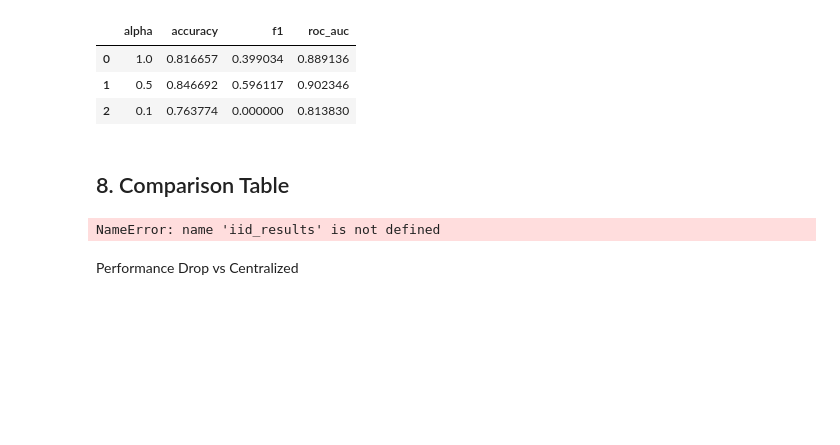
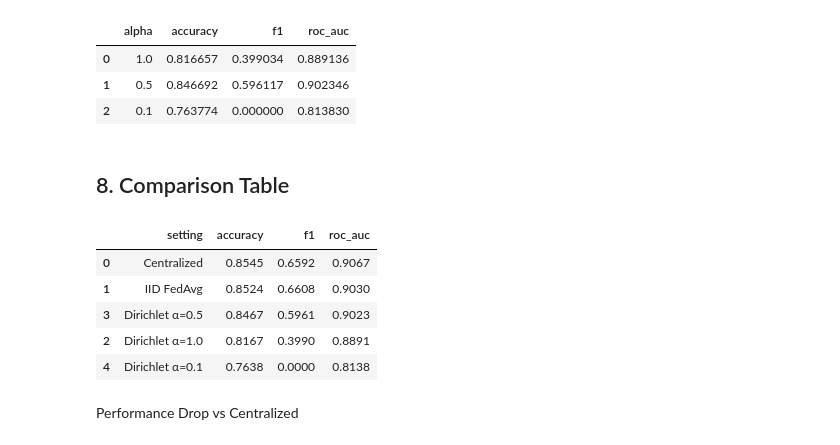
Before and after one commit to ediradi/FML, a Jupyter notebook: 03_fl_noniid.ipynb, the cells around one changed output. Drawn from its saved outputs; the diff is of its cells as text; code cells hidden in the pictures; blank space fills up the shorter version.

Commit message:
Fixed Comparison Table

```diff
--- a/03_fl_noniid.ipynb
+++ b/03_fl_noniid.ipynb
@@ -234,6 +234,17 @@ summary
 | 2 | 0.1 | 0.763774 | 0.000000 | 0.813830 |
 # %% [markdown]
 ## 8. Comparison Table
+# %%
+iid_df = pd.read_csv(
+    "results/fl_iid_comparison.csv"
+)
+
+iid_row = iid_df[
+    iid_df["method"].str.contains("FedAvg")
+].sort_values(
+    "accuracy",
+    ascending=False,
+).iloc[0]
 # %%
 comparison = []
 
@@ -248,14 +259,13 @@ comparison.append(
 )
 
 # IID baseline from Task 2
-#iid_final = iid_results.iloc[-1] #load results
 
 comparison.append(
     {
         "setting": "IID FedAvg",
-        "accuracy": iid_final["accuracy"],
-        "f1": iid_final["f1"],
-        "roc_auc": iid_final["roc_auc"],
+        "accuracy": iid_row["accuracy"],
+        "f1": iid_row["f1"],
+        "roc_auc": iid_row["roc_auc"],
     }
 )
 
@@ -269,34 +279,39 @@ for alpha, hist in results.items():
             "setting": f"Dirichlet α={alpha}",
             "accuracy": final["accuracy"],
             "f1": final["f1"],
             "roc_auc": final["roc_auc"],
         }
     )
 
 # Optional age-based experiment
 if "age_history" in locals():
 
     final = age_history.iloc[-1]
 
     comparison.append(
         {
             "setting": "Age split",
             "accuracy": final["accuracy"],
             "f1": final["f1"],
             "roc_auc": final["roc_auc"],
         }
     )
 
 comparison_df = pd.DataFrame(comparison)
 
 comparison_df = comparison_df.sort_values(
     "accuracy",
     ascending=False,
 )
 
 comparison_df.round(4)
 # %% [output]
-NameError: name 'iid_results' is not defined
+|  | setting | accuracy | f1 | roc_auc |
+| 0 | Centralized | 0.8545 | 0.6592 | 0.9067 |
+| 1 | IID FedAvg | 0.8524 | 0.6608 | 0.9030 |
+| 3 | Dirichlet α=0.5 | 0.8467 | 0.5961 | 0.9023 |
+| 2 | Dirichlet α=1.0 | 0.8167 | 0.3990 | 0.8891 |
+| 4 | Dirichlet α=0.1 | 0.7638 | 0.0000 | 0.8138 |
 # %% [markdown]
 Performance Drop vs Centralized
 # %%
```
Also changed, not shown: parts of 4 cells of this notebook.
